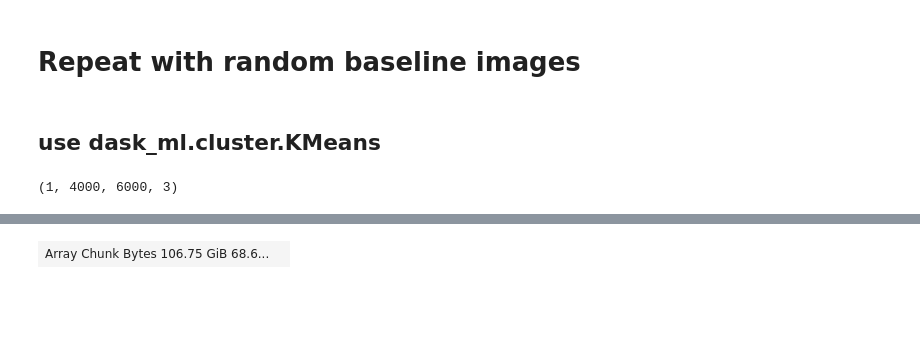
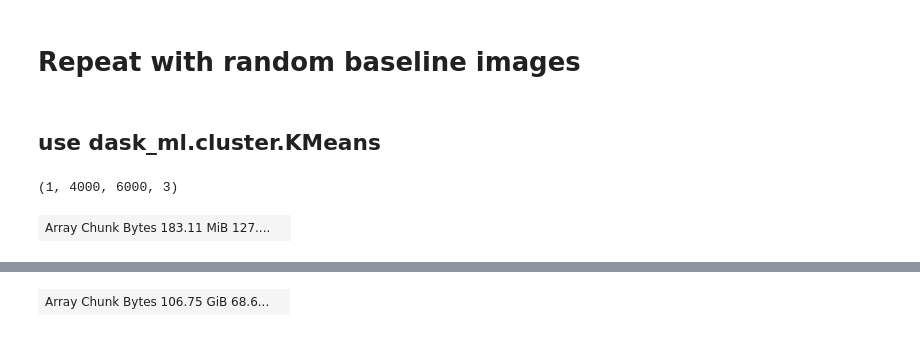
Before and after one commit to davedavemckay/timelapse-homogenise, a Jupyter notebook: imcomp.ipynb, the cells around one changed output, grey strips where cells are left out. Cells and saved outputs as stored; diff of their text form; code cells hidden in the pictures; blank space fills up the shorter version.

```diff
--- a/imcomp.ipynb
+++ b/imcomp.ipynb
@@ -44,7 +16,7 @@ Worker: 1
 # %%
 subfolder = '/mnt/d/Google Drive/Guitar/GGBO/media_2023/Timelapses/Aqua/all'
 # %%
-baseline = dask_image.imread.imread(f"{subfolder}/100_DSC_0105.JPG").compute()
+baseline = imread.imread(f"{subfolder}/100_DSC_0105.JPG").compute()
 # %%
 baseline
 # %% [output]
@@ -125,3 +79,8 @@ df.head()
 baseline.shape
 # %% [output]
 (1, 4000, 6000, 3)
+# %%
+gray_baseline = da.array(grayscale(baseline))
+gray_baseline
+# %% [output]
+| Array Chunk Bytes 183.11 MiB 127.... |  |
```
Also changed, not shown: parts of 37 cells of this notebook.
